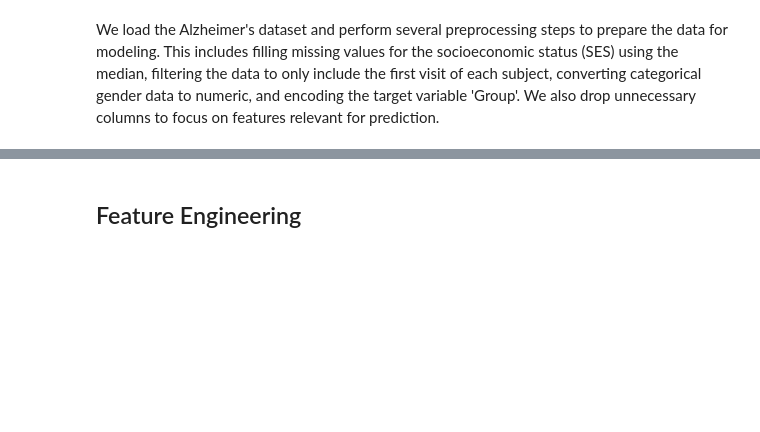
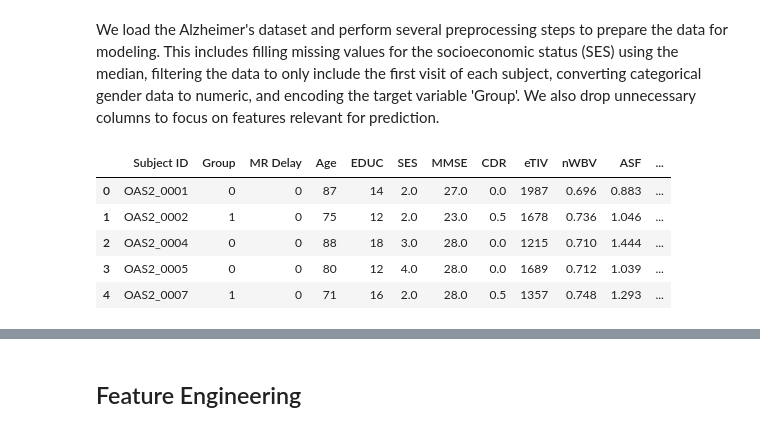
Before and after one commit to COGS108/Group141_WI24, a Jupyter notebook: FinalProject_Group141_WI24.ipynb, the cells around one changed output, grey strips where cells are left out. Cells and saved outputs as stored; diff of their text form; code cells hidden in the pictures; blank space fills up the shorter version.

```diff
--- a/FinalProject_Group141_WI24.ipynb
+++ b/FinalProject_Group141_WI24.ipynb
@@ -602,16 +617,12 @@ ModuleNotFoundError: No module named 'xgboost'
 ## Further Data Preprocessing
 # %% [markdown]
 We load the Alzheimer's dataset and perform several preprocessing steps to prepare the data for modeling. This includes filling missing values for the socioeconomic status (SES) using the median, filtering the data to only include the first visit of each subject, converting categorical gender data to numeric, and encoding the target variable 'Group'. We also drop unnecessary columns to focus on features relevant for prediction.
-# %%
-# Load the dataset
-df = pd.read_csv('oasis_longitudinal.csv')
-
-# Preprocessing steps
-df['SES'].fillna(df['SES'].median(), inplace=True)
-df = df.loc[df['Visit'] == 1]
-df['Gender'] = df['M/F'].map({'F': 0, 'M': 1})
-df['Group'] = df['Group'].replace(['Converted', 'Demented', 'Nondemented'], [1, 1, 0])
-df = df.drop(['Subject ID', 'MRI ID', 'Visit', 'Hand', 'M/F'], axis=1)
-
-# Reset the index of the DataFrame
-df = df.reset_index(drop=True)
+# %%
+df.head()
+# %% [output]
+|  | Subject ID | Group | MR Delay | Age | EDUC | SES | MMSE | CDR | eTIV | nWBV | ASF | ... |
+| 0 | OAS2_0001 | 0 | 0 | 87 | 14 | 2.0 | 27.0 | 0.0 | 1987 | 0.696 | 0.883 | ... |
+| 1 | OAS2_0002 | 1 | 0 | 75 | 12 | 2.0 | 23.0 | 0.5 | 1678 | 0.736 | 1.046 | ... |
+| 2 | OAS2_0004 | 0 | 0 | 88 | 18 | 3.0 | 28.0 | 0.0 | 1215 | 0.710 | 1.444 | ... |
+| 3 | OAS2_0005 | 0 | 0 | 80 | 12 | 4.0 | 28.0 | 0.0 | 1689 | 0.712 | 1.039 | ... |
+| 4 | OAS2_0007 | 1 | 0 | 71 | 16 | 2.0 | 28.0 | 0.5 | 1357 | 0.748 | 1.293 | ... |
```
Also changed, not shown: parts of 26 cells of this notebook.
